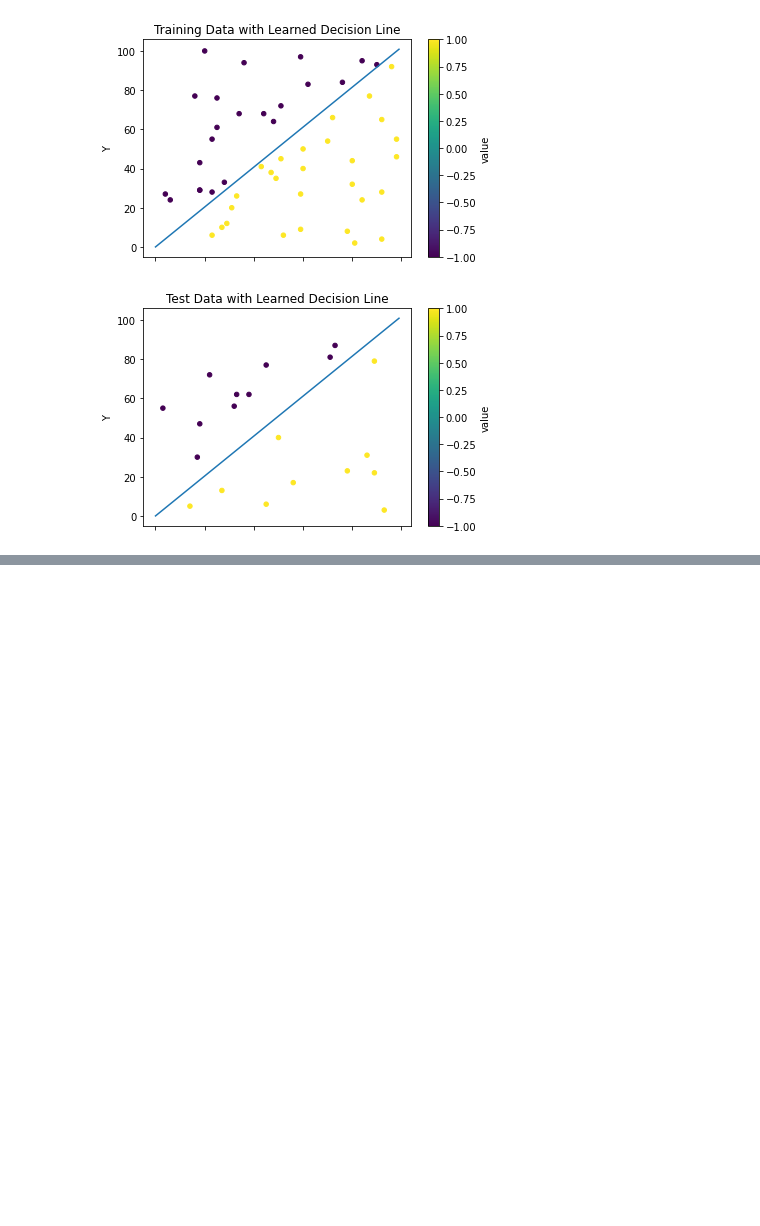
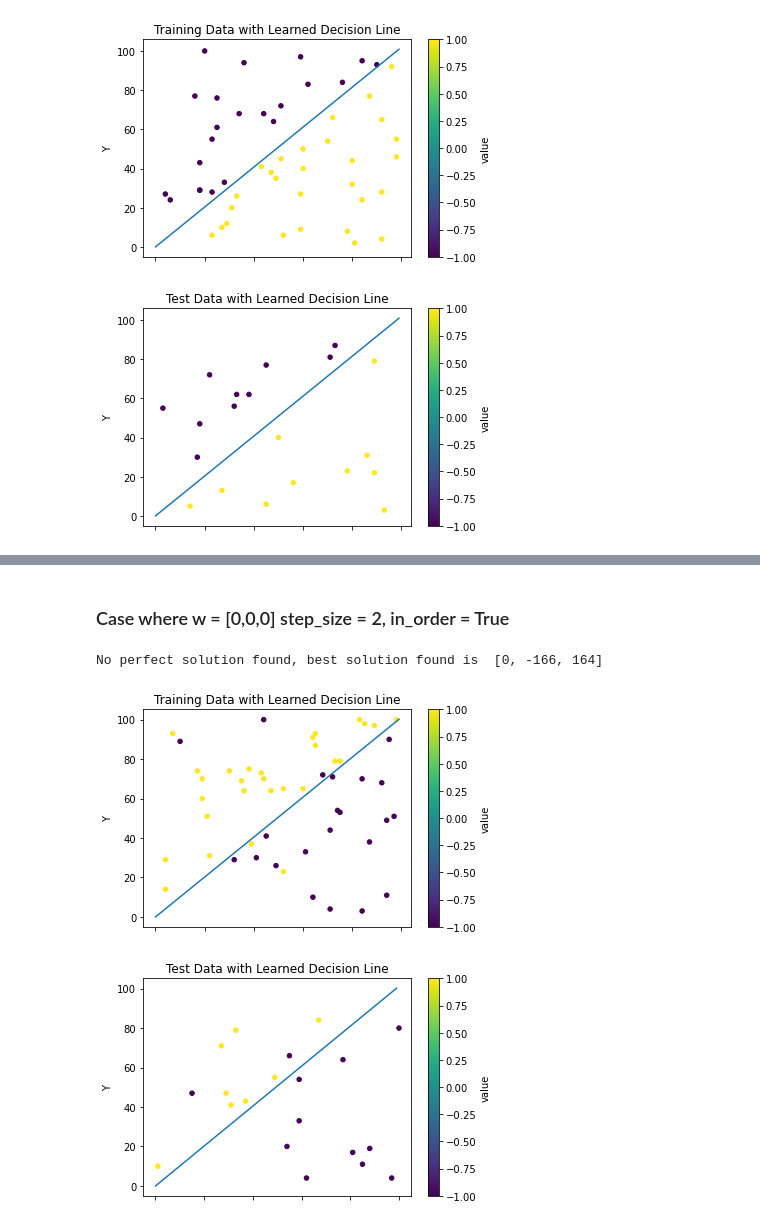
Before and after one commit to LioraW/PLA-Algorithm, a Jupyter notebook: project1.ipynb, the cells around one changed output, grey strips where cells are left out. Drawn from its saved outputs; the diff is of its cells as text; code cells hidden in the pictures; blank space fills up the shorter version.

```diff
--- a/project1.ipynb
+++ b/project1.ipynb
@@ -186,0 +203,15 @@ plotData(testData_nls, 'Test Data with Learned Decision Line', result)
+# %% [markdown]
+<h3> Case where w = [0,0,0] step_size = 2, in_order = True
+# %%
+#Run PLA on training Data
+result = pla(points, values, 100, step_size=2)
+
+#Plot Training data with Learned Decision Line
+plotData(training_data_nls, 'Training Data with Learned Decision Line', result)
+
+#Plot Test Data with Learned Decision Line
+plotData(test_data_nls, 'Test Data with Learned Decision Line', result)
+# %% [output]
+No perfect solution found, best solution found is  [0, -166, 164]
+[figure, added]
+[figure, added]
```
Also changed, not shown: parts of 22 cells of this notebook.
